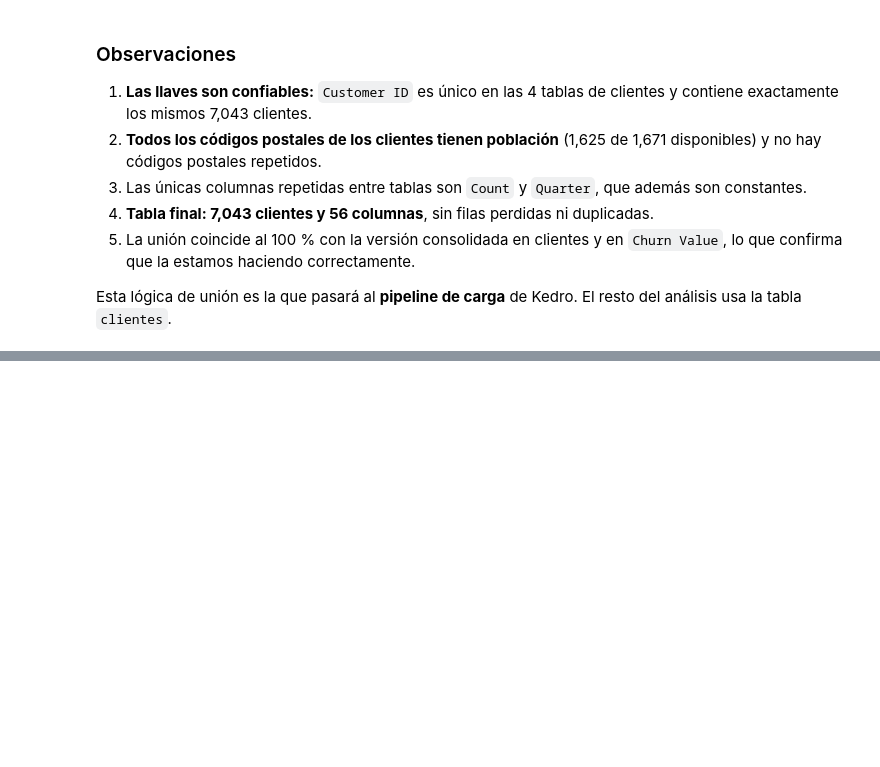
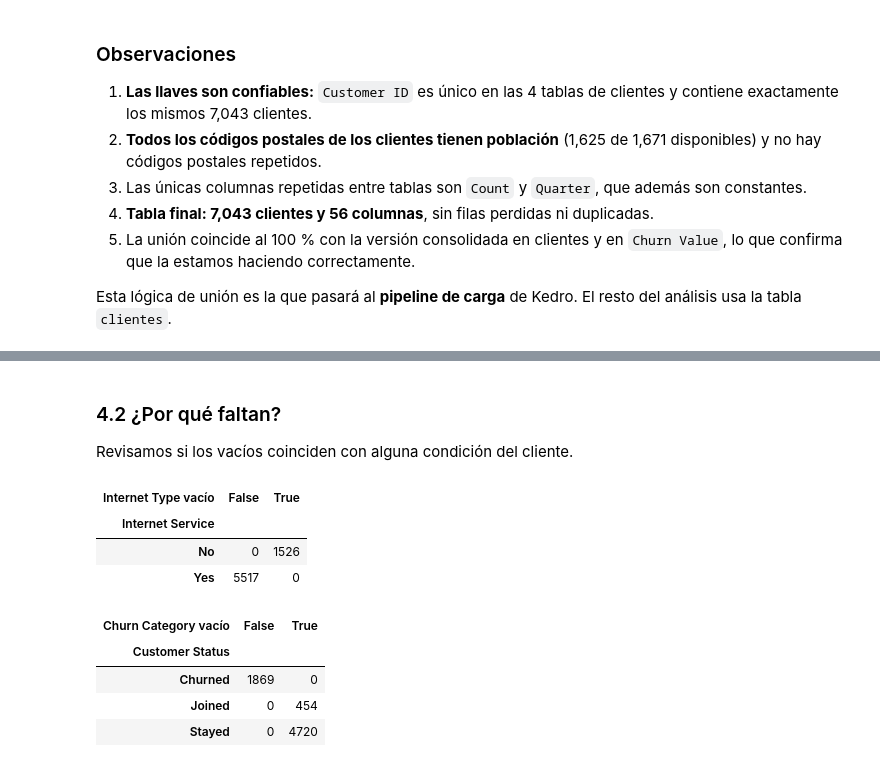
Before and after one commit to Antonio-3108/Proyecto-ML-for-Buisness, a Jupyter notebook: notebooks/01_exploracion.ipynb, the cells around one changed output, grey strips where cells are left out. Cells and saved outputs as stored; diff of their text form; code cells hidden in the pictures; blank space fills up the shorter version.

```diff
--- a/notebooks/01_exploracion.ipynb
+++ b/notebooks/01_exploracion.ipynb
@@ -430,0 +468,31 @@ resto del análisis usa la tabla `clientes`.
+# %% [markdown]
+### 4.2 ¿Por qué faltan?
+
+Revisamos si los vacíos coinciden con alguna condición del cliente.
+# %%
+# Internet Type vacío vs. si el cliente tiene internet
+pd.crosstab(
+    clientes["Internet Service"],
+    clientes["Internet Type"].isna(),
+    rownames=["Internet Service"],
+    colnames=["Internet Type vacío"],
+)
+# %% [output]
+| Internet Type vacío | False | True |
+| Internet Service |  |  |
+| No | 0 | 1526 |
+| Yes | 5517 | 0 |
+# %%
+# Churn Category / Churn Reason vacíos vs. estado del cliente
+pd.crosstab(
+    clientes["Customer Status"],
+    clientes["Churn Category"].isna(),
+    rownames=["Customer Status"],
+    colnames=["Churn Category vacío"],
+)
+# %% [output]
+| Churn Category vacío | False | True |
+| Customer Status |  |  |
+| Churned | 1869 | 0 |
+| Joined | 0 | 454 |
+| Stayed | 0 | 4720 |
```
Also changed, not shown: parts of 12 cells of this notebook.
